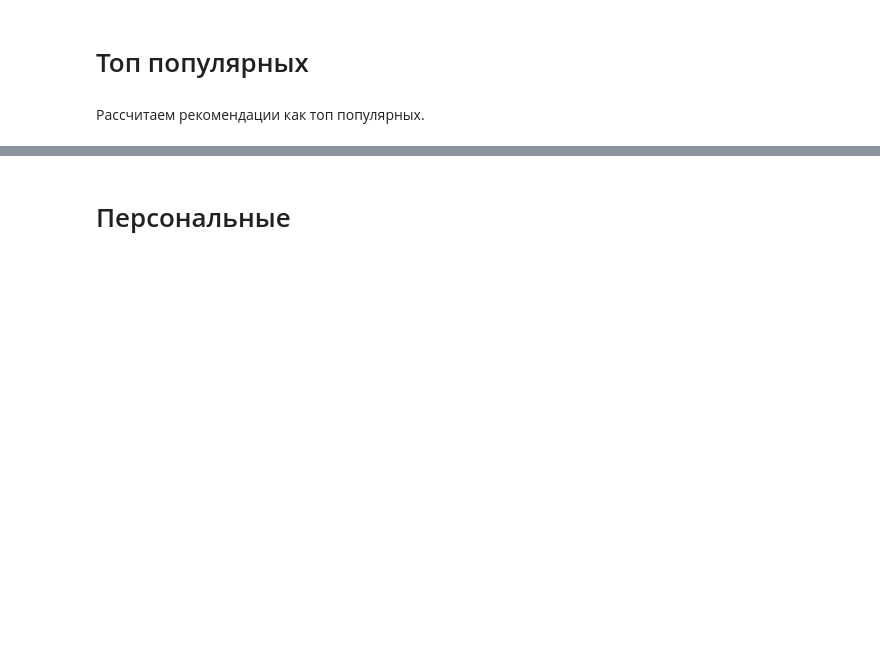
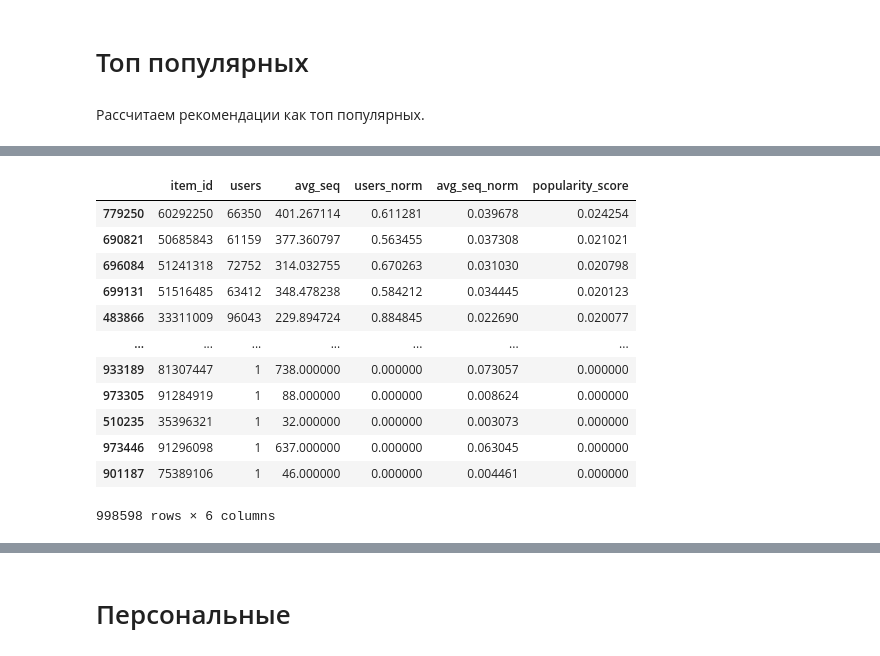
Before and after one commit to Krestom/mle-project-sprint-4-v001, a Jupyter notebook: recommendations.ipynb, the cells around one changed output, grey strips where cells are left out. Drawn from its saved outputs; the diff is of its cells as text; code cells hidden in the pictures; blank space fills up the shorter version.

```diff
--- a/recommendations.ipynb
+++ b/recommendations.ipynb
@@ -451,0 +470,35 @@ events_test = pd.read_parquet('events_test.parquet')
+# %%
+item_popularity = events_train \
+                  .groupby(['item_id']).agg(users=("user_id", "nunique"), avg_seq=('track_seq', "mean")).reset_index()
+# %%
+from sklearn.preprocessing import MinMaxScaler
+
+# нормализация пользователей и среднего рейтинга, требуется для их приведения к одному масштабу
+scaler = MinMaxScaler()
+item_popularity[["users_norm", "avg_seq_norm"]] = scaler.fit_transform(
+    item_popularity[["users", "avg_seq"]]
+)
+
+# вычисляем popularity_score, как скор популярности со штрафом за низкий рейтинг
+item_popularity["popularity_score"] = (
+    item_popularity["users_norm"] * item_popularity["avg_seq_norm"]
+)
+
+# сортируем по убыванию popularity_score
+item_popularity = item_popularity.sort_values(by='popularity_score', ascending=False)
+# %%
+item_popularity
+# %% [output]
+|  | item_id | users | avg_seq | users_norm | avg_seq_norm | popularity_score |
+| 779250 | 60292250 | 66350 | 401.267114 | 0.611281 | 0.039678 | 0.024254 |
+| 690821 | 50685843 | 61159 | 377.360797 | 0.563455 | 0.037308 | 0.021021 |
+| 696084 | 51241318 | 72752 | 314.032755 | 0.670263 | 0.031030 | 0.020798 |
+| 699131 | 51516485 | 63412 | 348.478238 | 0.584212 | 0.034445 | 0.020123 |
+| 483866 | 33311009 | 96043 | 229.894724 | 0.884845 | 0.022690 | 0.020077 |
+| ... | ... | ... | ... | ... | ... | ... |
+| 933189 | 81307447 | 1 | 738.000000 | 0.000000 | 0.073057 | 0.000000 |
+| 973305 | 91284919 | 1 | 88.000000 | 0.000000 | 0.008624 | 0.000000 |
+| 510235 | 35396321 | 1 | 32.000000 | 0.000000 | 0.003073 | 0.000000 |
+| 973446 | 91296098 | 1 | 637.000000 | 0.000000 | 0.063045 | 0.000000 |
+| 901187 | 75389106 | 1 | 46.000000 | 0.000000 | 0.004461 | 0.000000 |
+998598 rows × 6 columns
```
Also changed, not shown: parts of 7 cells of this notebook.
